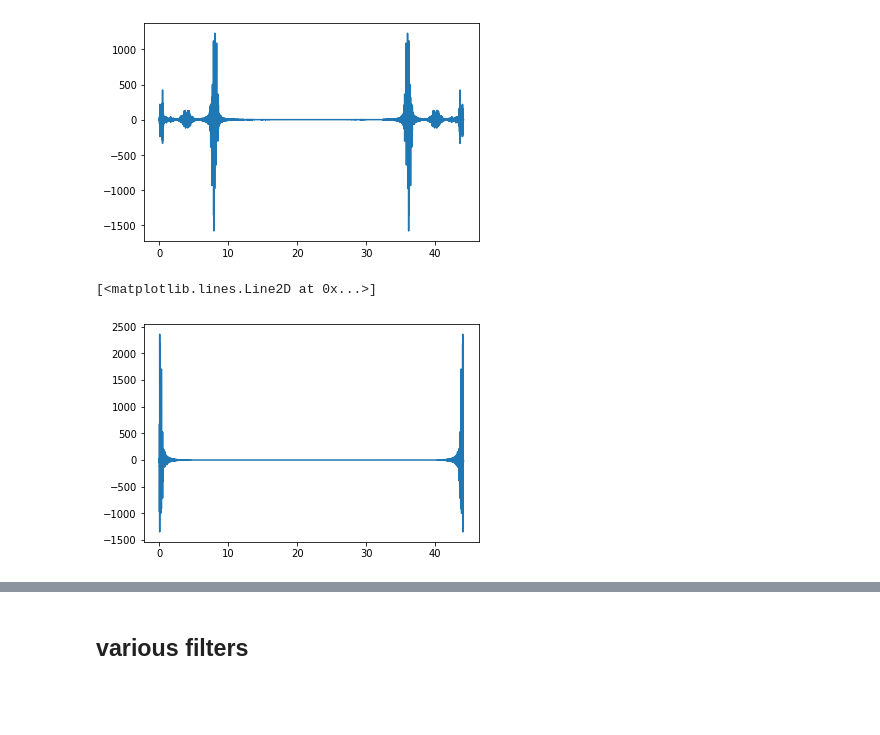
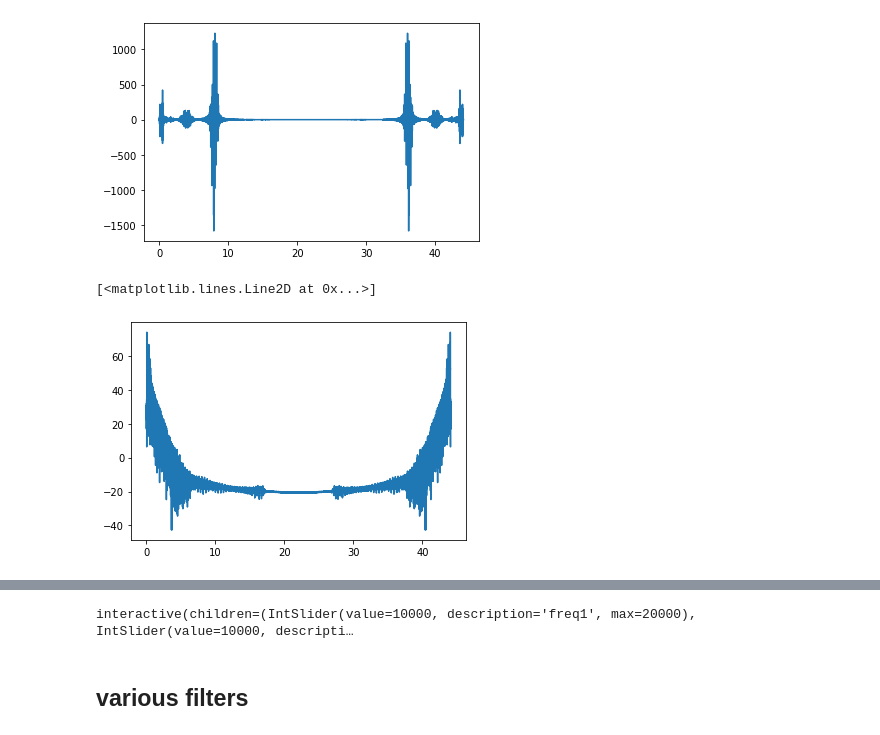
Before and after one commit to CiTRuS93/Signals-and-Systems-Course, a Jupyter notebook: sound mudolation.ipynb, the cells around one changed output, grey strips where cells are left out. Saved outputs shown, nothing was run; the diff lists cells and outputs as text; code cells hidden in the pictures; blank space fills up the shorter version.

Commit message:
soud diagrams

```diff
--- a/sound mudolation.ipynb
+++ b/sound mudolation.ipynb
@@ -30,18 +28,22 @@ class Modulator:
     def __init__(self,modulation,output_filter):
         self.modulation = modulation # a modulation function that depends on source index, source and time
         self.filter = output_filter
-    def modulate_source(self,num_of_sources, sources_array,time):
-        output = np.zeros(len(time))
-        for i in range(num_of_sources):
-            output += self.modulation(i,sources_array[i],time)
-        return output
-    def reverse_modulation(self,index, source,time):
-        reverse = self.modulation(index,source,time)
+    def modulate_source(self,frequencies, sources_array,time):
+        summed_output = np.zeros(len(time))
+        output_array = []
+        for i in range(len(sources_array)):
+            sources_array[i] = signal.sosfilt(self.filter, sources_array[i])
+            mod = self.modulation(frequencies[i],sources_array[i],time)
+            summed_output += mod
+            output_array.append(mod)
+        return summed_output,output_array
+    def reverse_modulation(self,freq, source,time):
+        reverse = self.modulation(freq,source,time)
 
-        return signal.sosfilt(self.filter, reverse)*4
+        return signal.sosfilt(self.filter, reverse)
 # %%
-cos_modulation = lambda i,src,t: np.multiply(np.cos(2*np.pi*4000*i*t),src)
-reverse_filter = signal.butter(100, 2500, 'lowpass', fs=44100,output='sos')
+cos_modulation = lambda freq,src,t: np.multiply(np.cos(2*np.pi*freq*t),src)
+reverse_filter = signal.cheby1(31,5, 2500, 'lowpass', fs=44100,output='sos')
 # %%
 cosModulator = Modulator(cos_modulation,reverse_filter)
 # %% [markdown]
@@ -60,10 +62,10 @@ ax.plot(ax_freq,np.fft.fft(transmit_signal).real)
 [figure]
 # %%
 fig,ax = plt.subplots()
-ax.plot(ax_freq,np.fft.fft(signal2).real)
+ax.plot(ax_freq,20*np.log10(abs(np.fft.fft(signal2))))
 # %% [output]
 [<matplotlib.lines.Line2D at 0x...>]
-[figure, old version]
+[figure, new version]
 # %%
 recieved_signal = transmit_signal
 # %%
@@ -82,3 +153,22 @@ for i in range(3):
+# %%
+
+cos_modulation = lambda freq,src,t: np.multiply(np.cos(2*np.pi*freq*t),src)
+
+@interact_manual
+def sound_modulation(freq1=(0,20000),freq2=(0,20000),freq3=(0,20000),LPF=(0,20000)):
+    plt.rcParams['axes.grid'] = True
+    %matplotlib notebook
+    frequencies = [freq1,freq2,freq3]
+    reverse_filter = signal.cheby1(31,1, LPF, 'lowpass', fs=44100,output='sos')
+    cosModulator = Modulator(cos_modulation,reverse_filter)
+    transmit_signal,transmit_array = cosModulator.modulate_source(frequencies,[signal0,signal1,signal2],t)
+    reverse = []
+    for i in range(3):
+        reverse.append(cosModulator.reverse_modulation(frequencies[i],transmit_signal,t))
+        display(Audio(reverse[i], rate=sr))
+    summary_plot(signals = [signal0,signal1,signal2],transmit_array=transmit_array,transmit_signal=transmit_signal,reverse_array=reverse)
+# %% [output]
+interactive(children=(IntSlider(value=10000, description='freq1', max=20000), IntSlider(value=10000, descripti…
 # %% [markdown]
 ## various filters
 # %% [markdown]
```
Also changed, not shown: parts of 5 cells of this notebook, 2 other files.
